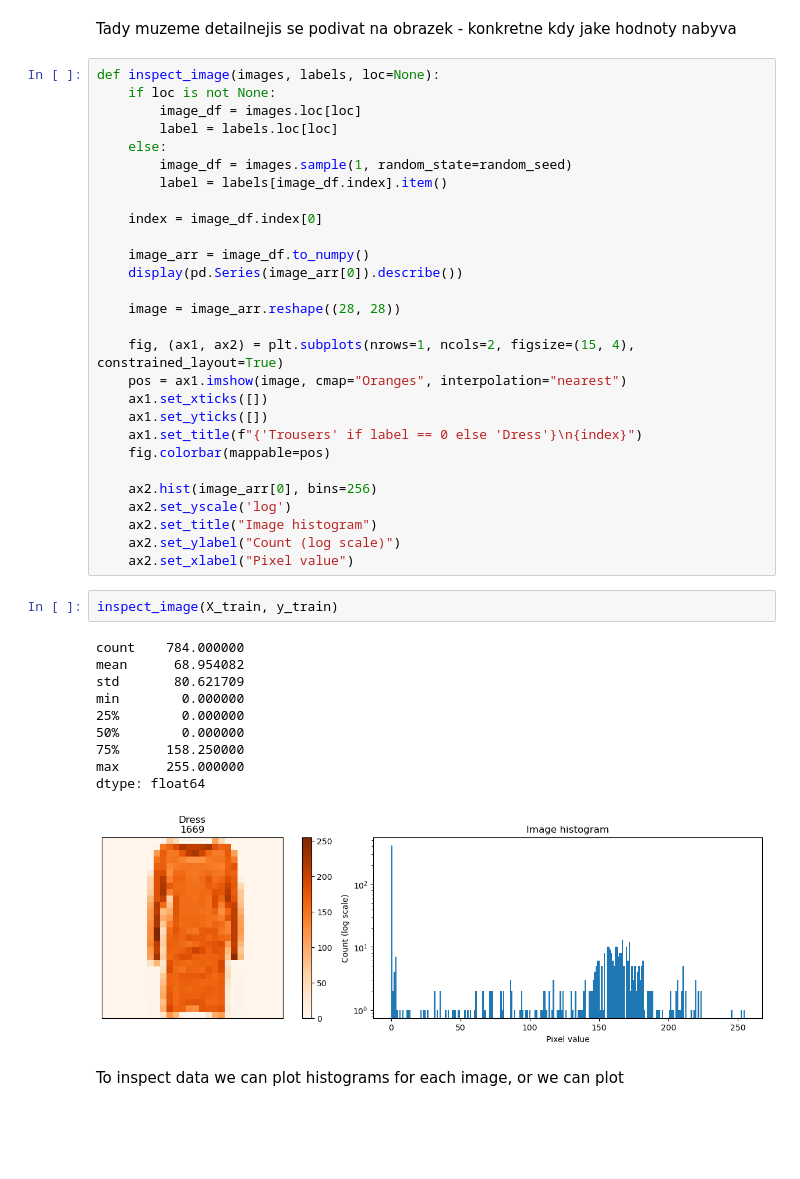
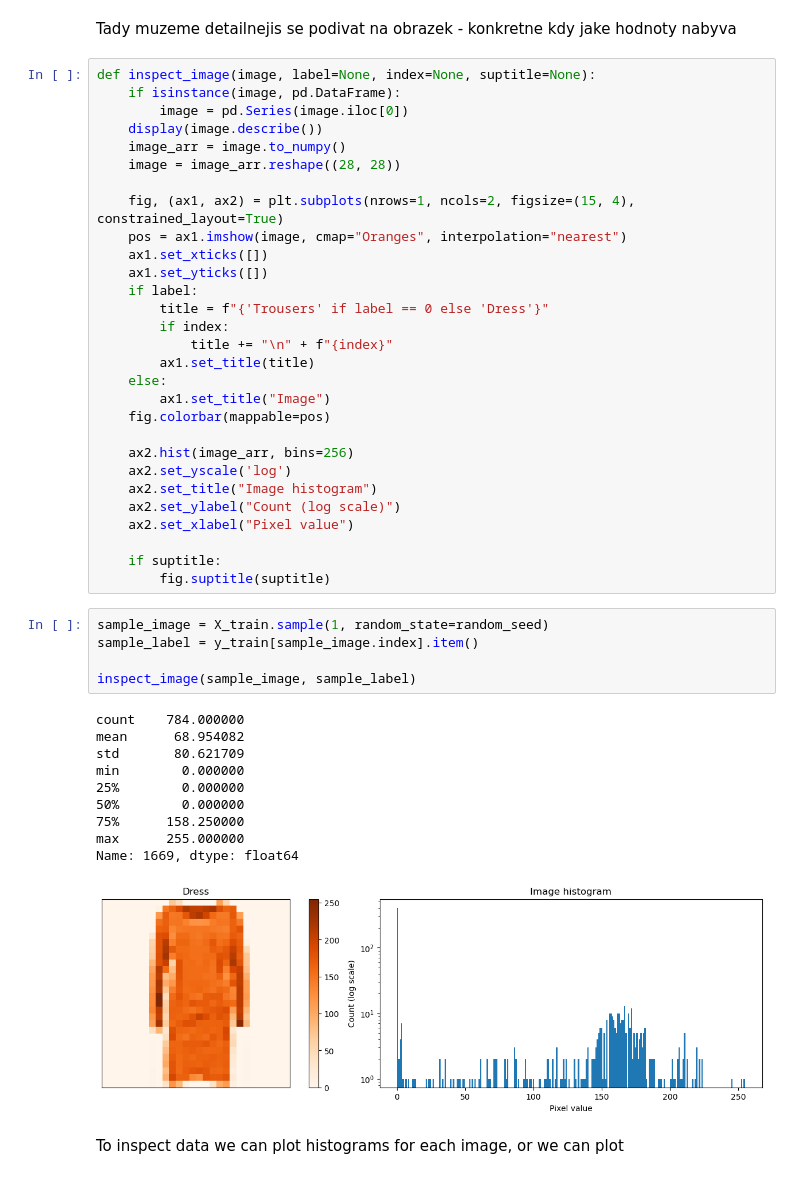
Before and after one commit to nickobard/Machine-Learning-II, a Jupyter notebook: 01/homework_01_B232.ipynb, the cells around one changed output. Cells and saved outputs as stored; diff of their text form; blank space fills up the shorter version.

```diff
--- a/01/homework_01_B232.ipynb
+++ b/01/homework_01_B232.ipynb
@@ -132,46 +132,50 @@ draw_images(images=X_train, y=y_train, scale=3, shape=(5, 2), rd_seed=random_see
 # %% [markdown]
 Tady muzeme detailnejis se podivat na obrazek - konkretne kdy jake hodnoty nabyva
 # %%
-def inspect_image(images, labels, loc=None):
-    if loc is not None:
-        image_df = images.loc[loc]
-        label = labels.loc[loc]
-    else:
-        image_df = images.sample(1, random_state=random_seed)
-        label = labels[image_df.index].item()
-
-    index = image_df.index[0]
-
-    image_arr = image_df.to_numpy()
-    display(pd.Series(image_arr[0]).describe())
-
+def inspect_image(image, label=None, index=None, suptitle=None):
+    if isinstance(image, pd.DataFrame):
+        image = pd.Series(image.iloc[0])
+    display(image.describe())
+    image_arr = image.to_numpy()
     image = image_arr.reshape((28, 28))
 
     fig, (ax1, ax2) = plt.subplots(nrows=1, ncols=2, figsize=(15, 4), constrained_layout=True)
     pos = ax1.imshow(image, cmap="Oranges", interpolation="nearest")
     ax1.set_xticks([])
     ax1.set_yticks([])
-    ax1.set_title(f"{'Trousers' if label == 0 else 'Dress'}\n{index}")
+    if label:
+        title = f"{'Trousers' if label == 0 else 'Dress'}"
+        if index:
+            title += "\n" + f"{index}"
+        ax1.set_title(title)
+    else:
+        ax1.set_title("Image")
     fig.colorbar(mappable=pos)
 
-    ax2.hist(image_arr[0], bins=256)
+    ax2.hist(image_arr, bins=256)
     ax2.set_yscale('log')
     ax2.set_title("Image histogram")
     ax2.set_ylabel("Count (log scale)")
     ax2.set_xlabel("Pixel value")
+
+    if suptitle:
+        fig.suptitle(suptitle)
-# %%
-inspect_image(X_train, y_train)
-# %% [output]
-count    784.000000
-mean      68.954082
-std       80.621709
-min        0.000000
-25%        0.000000
-50%        0.000000
-75%      158.250000
-max      255.000000
-dtype: float64
-[figure, removed]
+# %%
+sample_image = X_train.sample(1, random_state=random_seed)
+sample_label = y_train[sample_image.index].item()
+
+inspect_image(sample_image, sample_label)
+# %% [output]
+count    784.000000
+mean      68.954082
+std       80.621709
+min        0.000000
+25%        0.000000
+50%        0.000000
+75%      158.250000
+max      255.000000
+Name: 1669, dtype: float64
+[figure, added]
 # %% [markdown]
 To inspect data we can plot histograms for each image, or we can plot
 # %%
```
Also changed, not shown: parts of 6 cells of this notebook.
